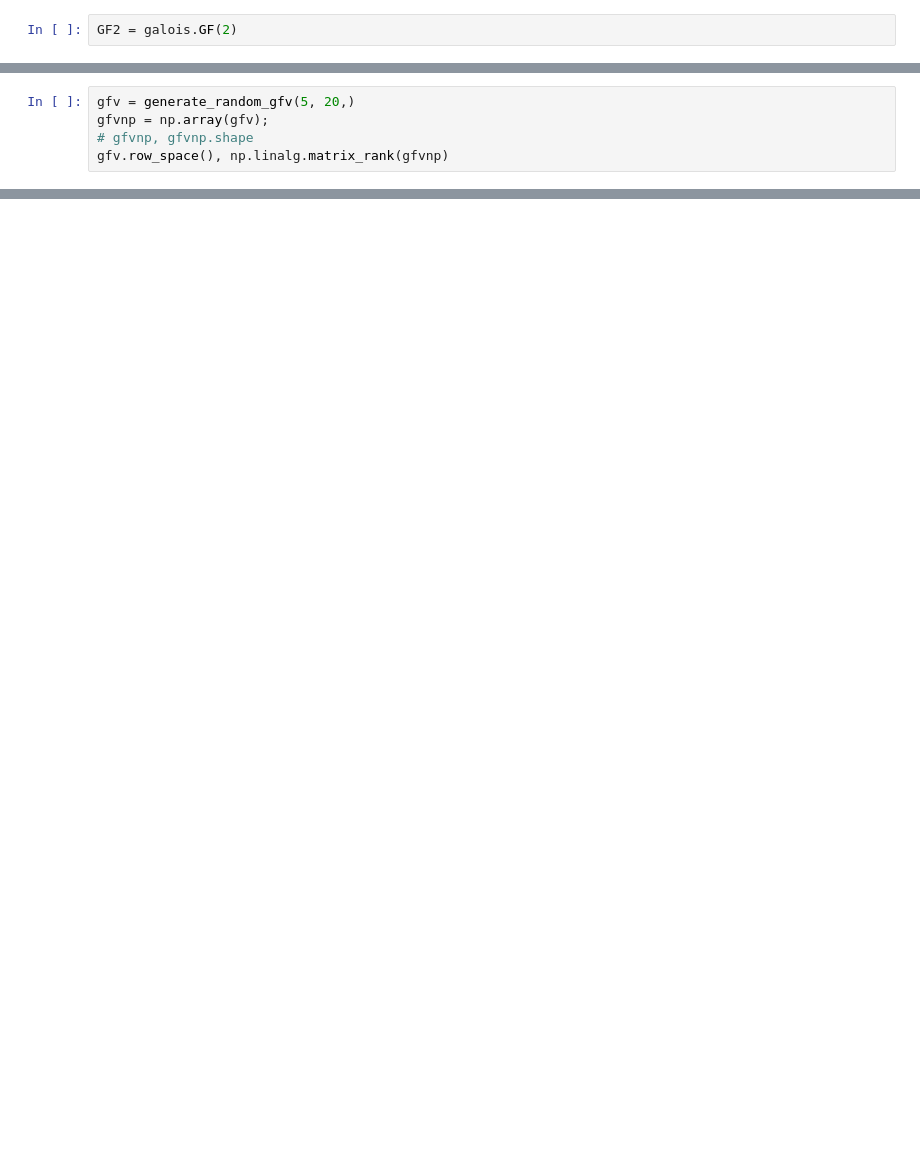
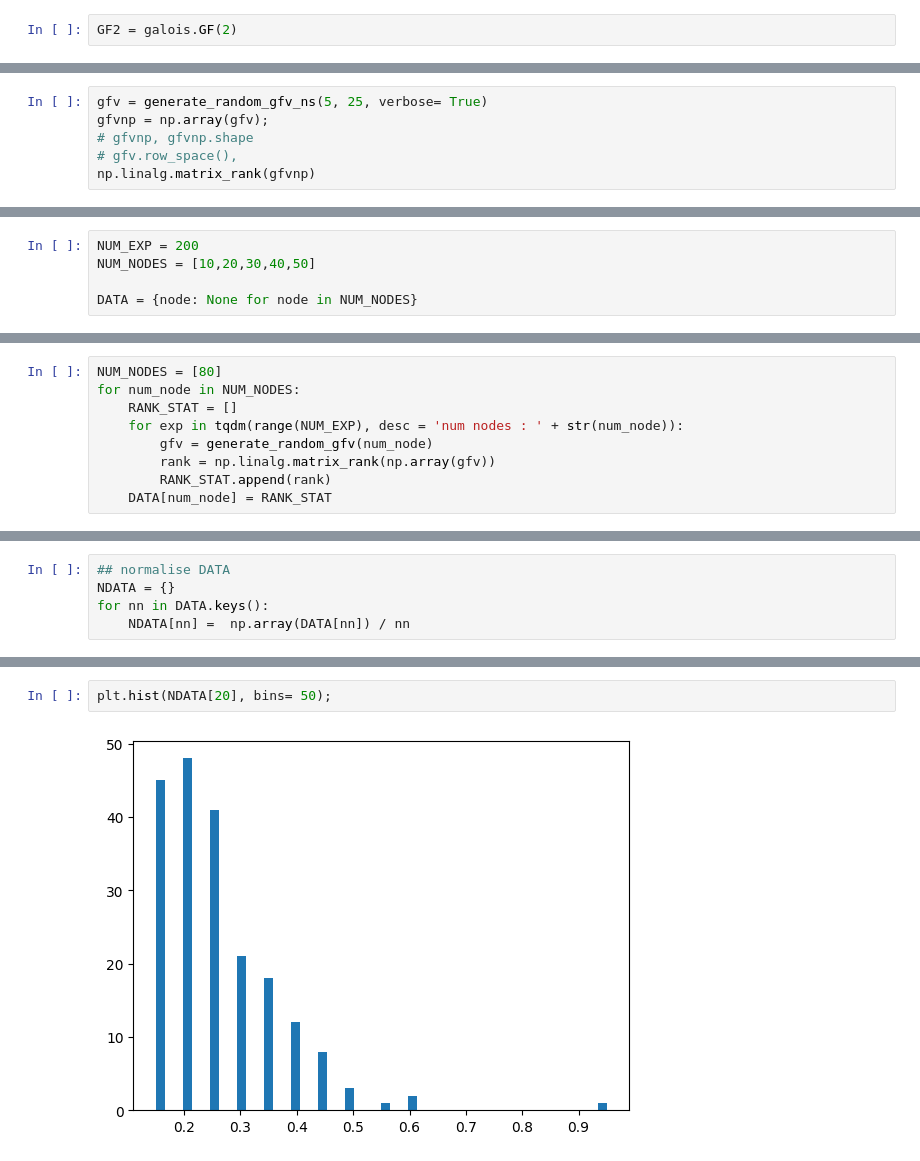
Before and after one commit to pafloxy/graphix_pafloxy, a Jupyter notebook: scrtach/scratch1.ipynb, the cells around one changed output, grey strips where cells are left out. Cells and saved outputs as stored; diff of their text form; blank space fills up the shorter version.

```diff
--- a/scrtach/scratch1.ipynb
+++ b/scrtach/scratch1.ipynb
@@ -47,6 +159,7 @@ def generate_random_gfv(o,n, seed= None):
 # %%
-gfv = generate_random_gfv(5, 20,)
+gfv = generate_random_gfv_ns(5, 25, verbose= True)
 gfvnp = np.array(gfv);
 # gfvnp, gfvnp.shape
-gfv.row_space(), np.linalg.matrix_rank(gfvnp)
+# gfv.row_space(),
+np.linalg.matrix_rank(gfvnp)
 # %% [output]
@@ -72,0 +223,5 @@ np.array_equal(id, np.diag(np.diag(id)))
+# %%
+NUM_EXP = 200
+NUM_NODES = [10,20,30,40,50]
+
+DATA = {node: None for node in NUM_NODES}
@@ -72,0 +232,9 @@ np.array_equal(id, np.diag(np.diag(id)))
+# %%
+NUM_NODES = [80]
+for num_node in NUM_NODES:
+    RANK_STAT = []
+    for exp in tqdm(range(NUM_EXP), desc = 'num nodes : ' + str(num_node)):
+        gfv = generate_random_gfv(num_node)
+        rank = np.linalg.matrix_rank(np.array(gfv))
+        RANK_STAT.append(rank)
+    DATA[num_node] = RANK_STAT
@@ -72,0 +243,5 @@ np.array_equal(id, np.diag(np.diag(id)))
+# %%
+## normalise DATA
+NDATA = {}
+for nn in DATA.keys():
+    NDATA[nn] =  np.array(DATA[nn]) / nn
@@ -72,0 +283,4 @@ np.array_equal(id, np.diag(np.diag(id)))
+# %%
+plt.hist(NDATA[20], bins= 50);
+# %% [output]
+[figure, added]
```
Also changed, not shown: parts of 31 cells of this notebook, 1 other file.
